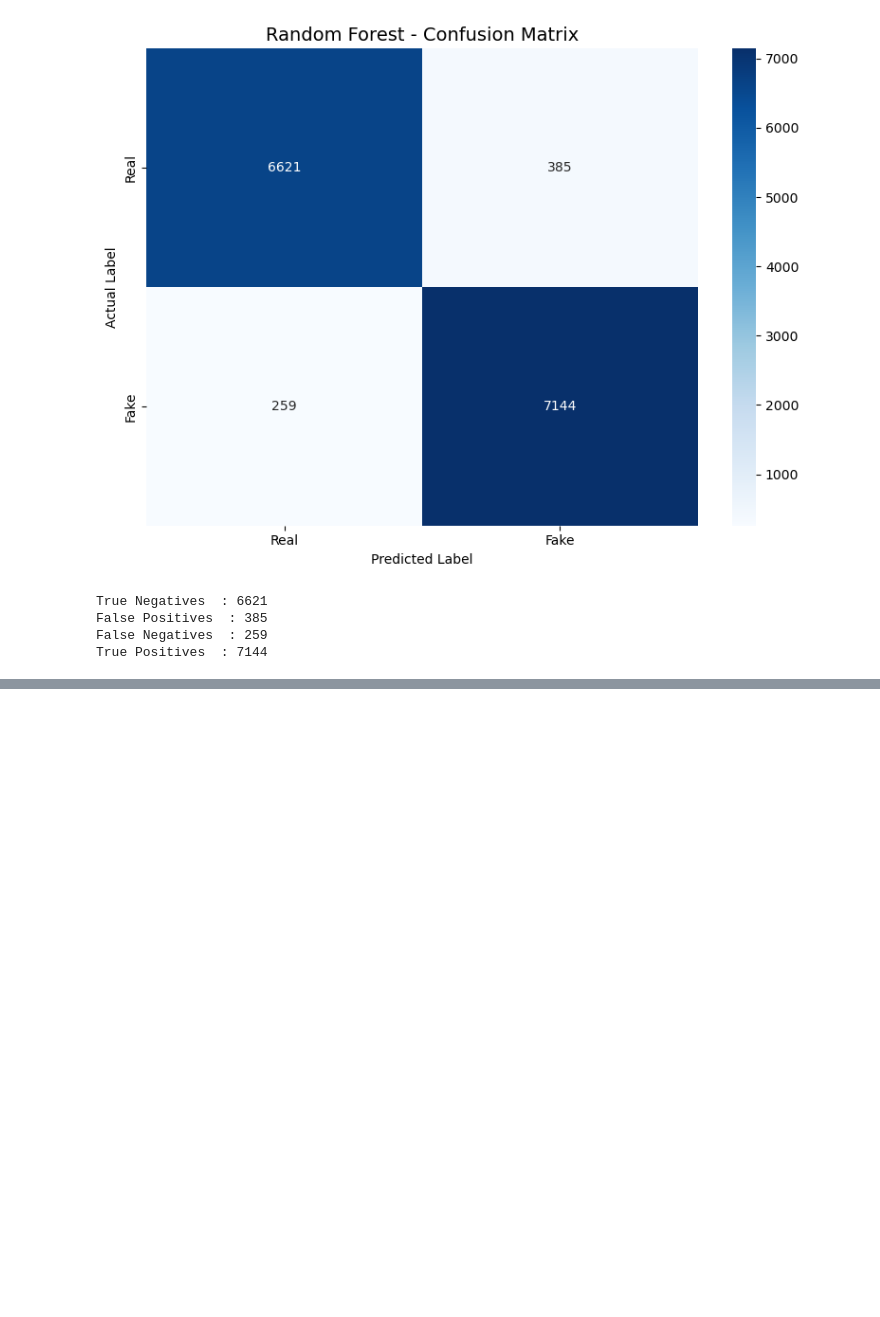
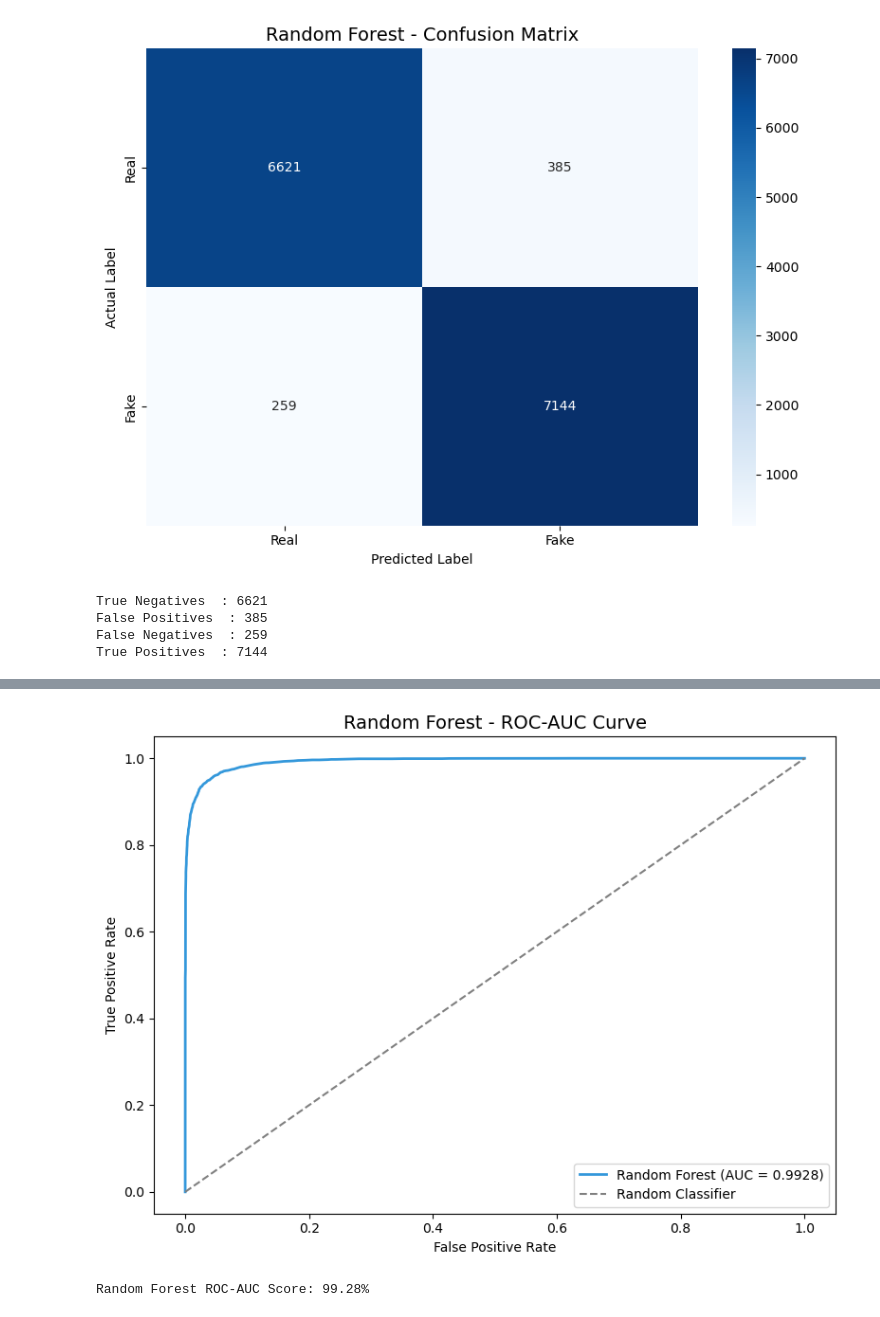
Before and after one commit to pulindu117/NLP_Group_04, a Jupyter notebook: notebooks/05_evaluation_irusha_madushan.ipynb, the cells around one changed output, grey strips where cells are left out. Drawn from its saved outputs; the diff is of its cells as text; code cells hidden in the pictures; blank space fills up the shorter version.

Commit message:
Added Random Forest ROC-AUC curve  AUC score 99.28%

```diff
--- a/notebooks/05_evaluation_irusha_madushan.ipynb
+++ b/notebooks/05_evaluation_irusha_madushan.ipynb
@@ -131,0 +140,21 @@ True Positives  : 7144
+# %%
+# Random Forest ROC curve
+rf_fpr, rf_tpr, _ = roc_curve(y_test, rf_probabilities)
+
+plt.figure(figsize=(8, 6))
+plt.plot(rf_fpr, rf_tpr, color='#3498db', linewidth=2,
+         label=f'Random Forest (AUC = {rf_roc_auc:.4f})')
+plt.plot([0, 1], [0, 1], color='gray', linestyle='--',
+         label='Random Classifier')
+plt.title('Random Forest - ROC-AUC Curve', fontsize=14)
+plt.xlabel('False Positive Rate')
+plt.ylabel('True Positive Rate')
+plt.legend()
+plt.tight_layout()
+plt.savefig('../screenshots/rf_roc_curve.png', dpi=150)
+plt.show()
+
+print(f"Random Forest ROC-AUC Score: {rf_roc_auc * 100:.2f}%")
+# %% [output]
+[figure, added]
+Random Forest ROC-AUC Score: 99.28%
```
Also changed, not shown: parts of 1 cell of this notebook, 1 other file.
